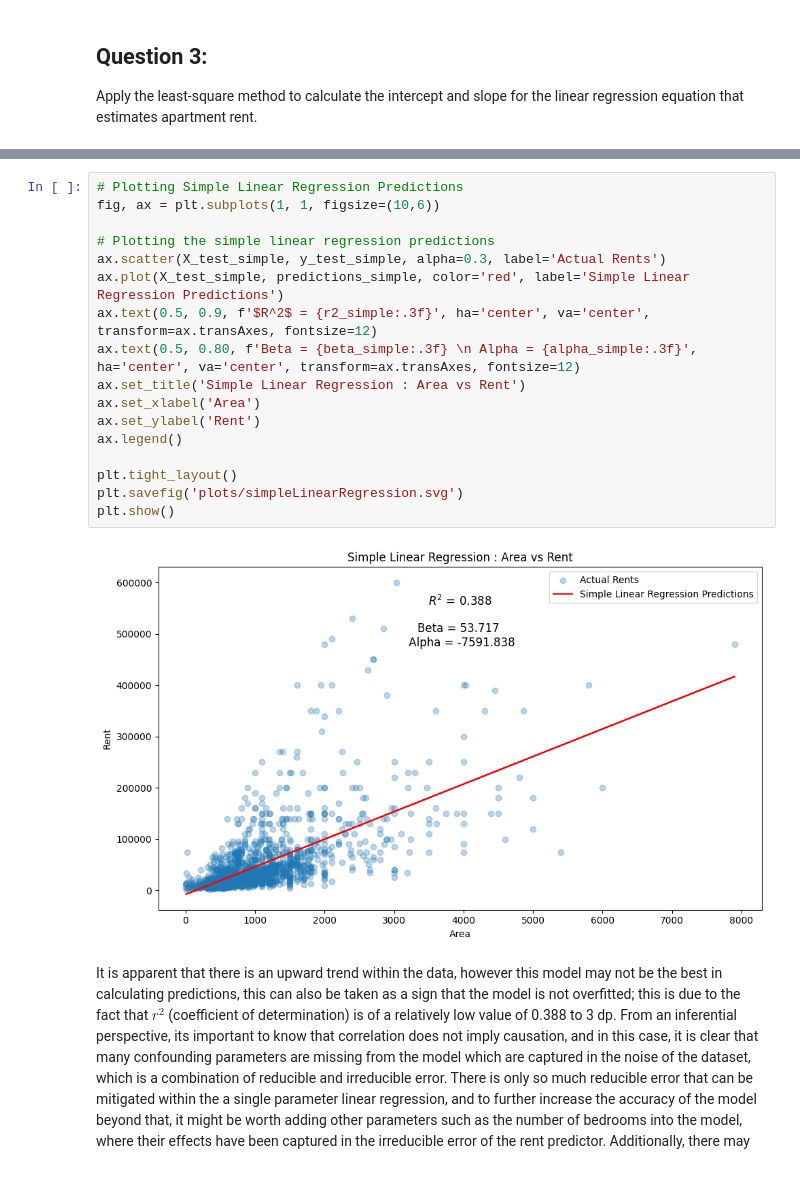
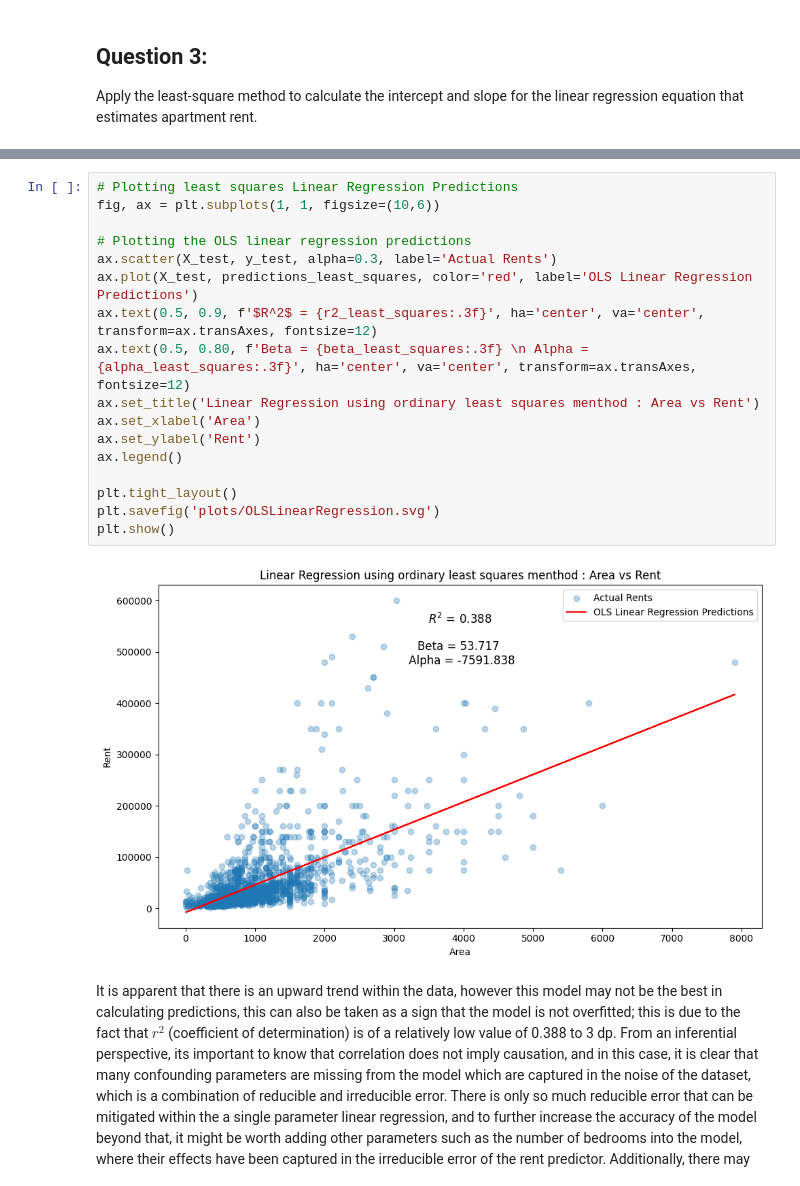
Before and after one commit to majdyousof/machine-learning-coursework, a Jupyter notebook: 02061161_code.ipynb, the cells around one changed output, grey strips where cells are left out. Saved outputs shown, nothing was run; the diff lists cells and outputs as text.

```diff
--- a/02061161_code.ipynb
+++ b/02061161_code.ipynb
@@ -258,22 +271,22 @@ Simple Linear Regression R-squared: 0.3876454594302212
 # %%
-# Plotting Simple Linear Regression Predictions
+# Plotting least squares Linear Regression Predictions
 fig, ax = plt.subplots(1, 1, figsize=(10,6))
 
-# Plotting the simple linear regression predictions
-ax.scatter(X_test_simple, y_test_simple, alpha=0.3, label='Actual Rents')
-ax.plot(X_test_simple, predictions_simple, color='red', label='Simple Linear Regression Predictions')
-ax.text(0.5, 0.9, f'$R^2$ = {r2_simple:.3f}', ha='center', va='center', transform=ax.transAxes, fontsize=12)
-ax.text(0.5, 0.80, f'Beta = {beta_simple:.3f} \n Alpha = {alpha_simple:.3f}', ha='center', va='center', transform=ax.transAxes, fontsize=12)
-ax.set_title('Simple Linear Regression : Area vs Rent')
+# Plotting the OLS linear regression predictions
+ax.scatter(X_test, y_test, alpha=0.3, label='Actual Rents')
+ax.plot(X_test, predictions_least_squares, color='red', label='OLS Linear Regression Predictions')
+ax.text(0.5, 0.9, f'$R^2$ = {r2_least_squares:.3f}', ha='center', va='center', transform=ax.transAxes, fontsize=12)
+ax.text(0.5, 0.80, f'Beta = {beta_least_squares:.3f} \n Alpha = {alpha_least_squares:.3f}', ha='center', va='center', transform=ax.transAxes, fontsize=12)
+ax.set_title('Linear Regression using ordinary least squares menthod : Area vs Rent')
 ax.set_xlabel('Area')
 ax.set_ylabel('Rent')
 ax.legend()
 
 plt.tight_layout()
-plt.savefig('plots/simpleLinearRegression.svg')
+plt.savefig('plots/OLSLinearRegression.svg')
 plt.show()
 # %% [output]
-[figure, old version]
+[figure, new version]
 # %% [markdown]
 It is apparent that there is an upward trend within the data, however this model may not be the best in calculating predictions, this can also be taken as a sign that the model is not overfitted; this is due to the fact that $r^2$ (coefficient of determination) is of a relatively low value of 0.388 to 3 dp. From an inferential perspective, its important to know that correlation does not imply causation, and in this case, it is clear that many confounding parameters are missing from the model which are captured in the noise of the dataset, which is a combination of reducible and irreducible error. There is only so much reducible error that can be mitigated within the a single parameter linear regression, and to further increase the accuracy of the model beyond that, it might be worth adding other parameters such as the number of bedrooms into the model, where their effects have been captured in the irreducible error of the rent predictor. Additionally, there may be a chance that the linear model adopted for the parameters may not be the best one, (although it seems suitable for this case) and that higher order models are more suitable.
 # %% [markdown]
```
Also changed, not shown: parts of 13 cells of this notebook, 8 other files.
